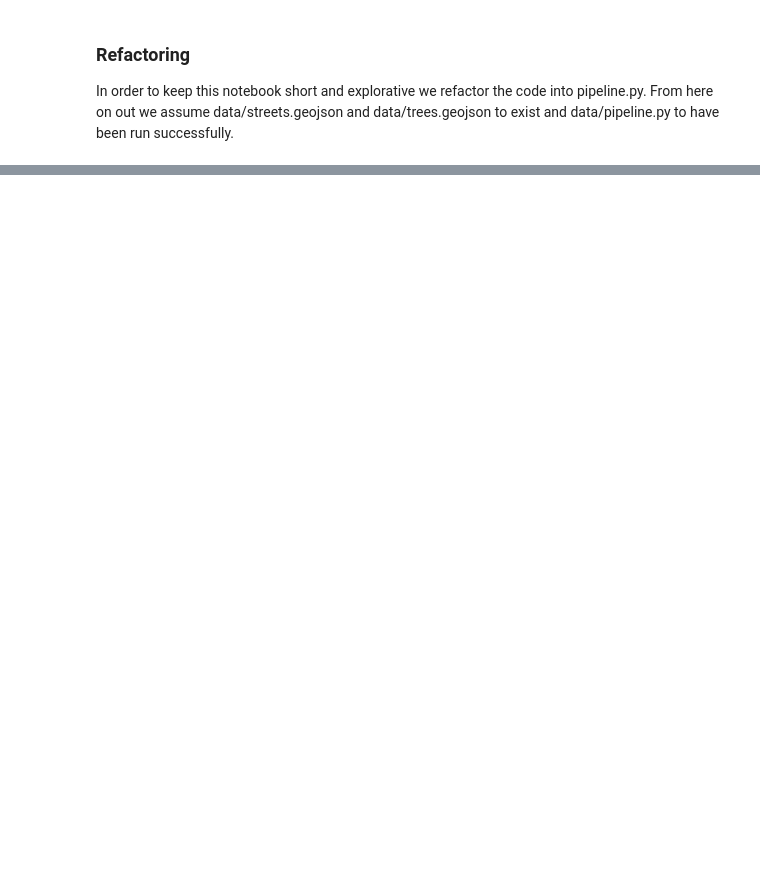
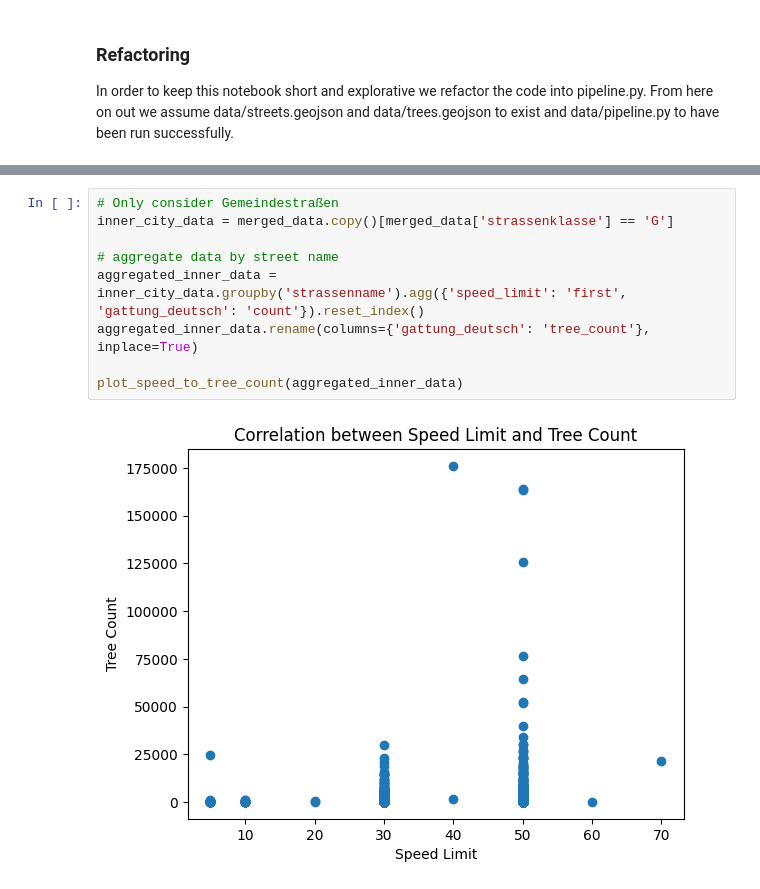
Before and after one commit to motschel123/2023-amse, a Jupyter notebook: exploration.ipynb, the cells around one changed output, grey strips where cells are left out. Drawn from its saved outputs; the diff is of its cells as text; blank space fills up the shorter version.

```diff
--- a/exploration.ipynb
+++ b/exploration.ipynb
@@ -296,0 +92,11 @@ NameError: name 'trees_gdf' is not defined
+# %%
+# Only consider Gemeindestraßen
+inner_city_data = merged_data.copy()[merged_data['strassenklasse'] == 'G']
+
+# aggregate data by street name
+aggregated_inner_data = inner_city_data.groupby('strassenname').agg({'speed_limit': 'first', 'gattung_deutsch': 'count'}).reset_index()
+aggregated_inner_data.rename(columns={'gattung_deutsch': 'tree_count'}, inplace=True)
+
+plot_speed_to_tree_count(aggregated_inner_data)
+# %% [output]
+[figure, added]
```
Also changed, not shown: parts of 29 cells of this notebook, 4 other files.
